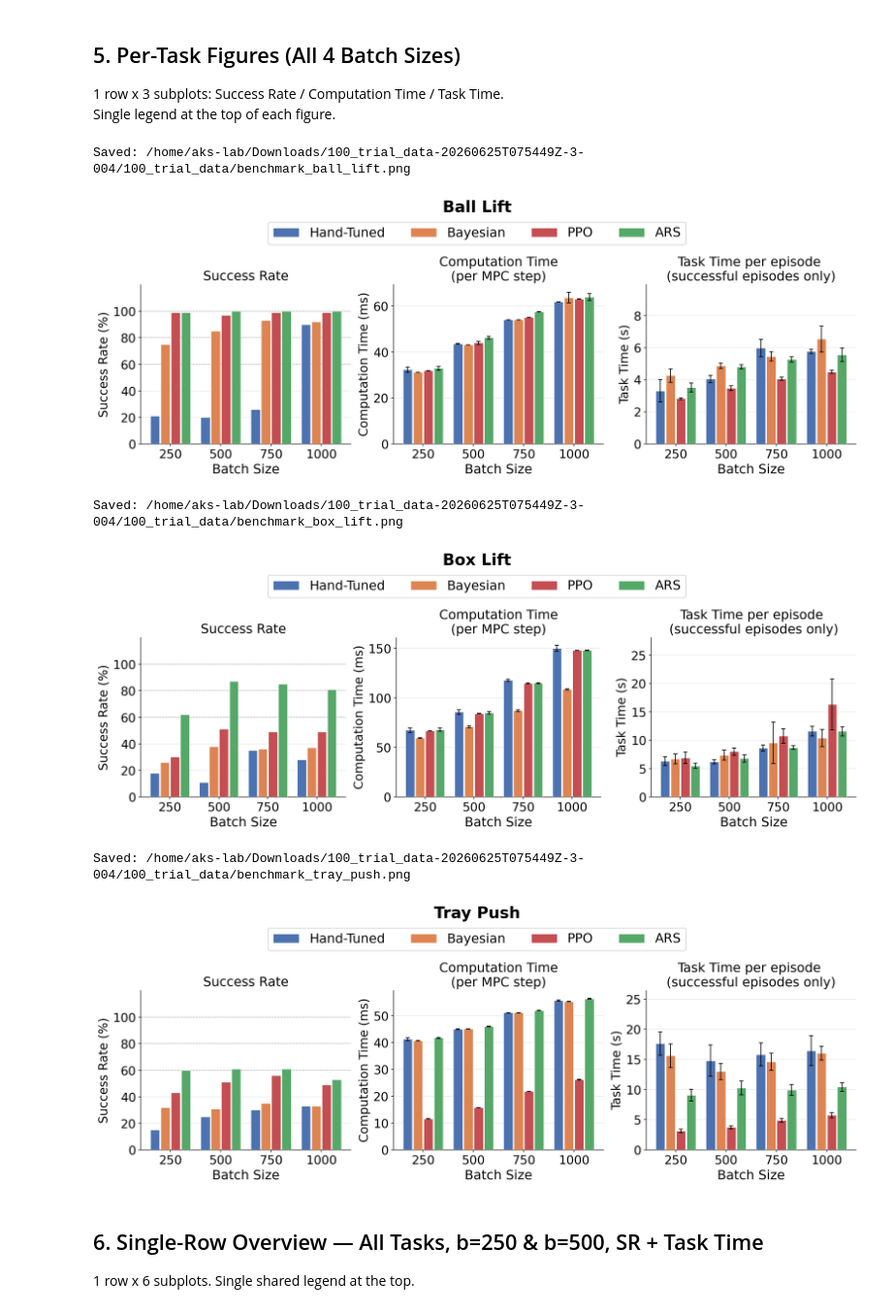
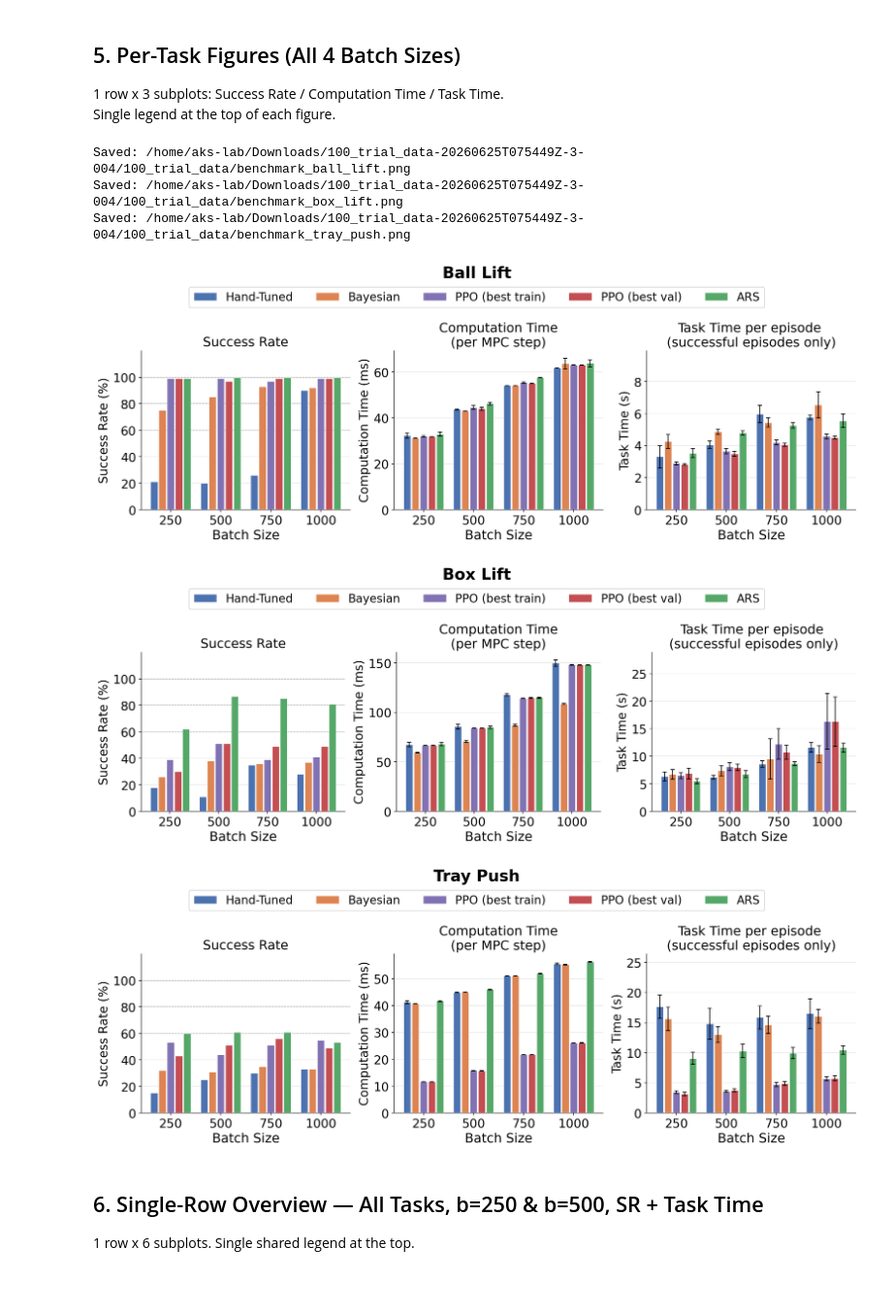
Before and after one commit to alinjar1996/ARS_data_plot, a Jupyter notebook: benchmark_stat_batch.ipynb, the cells around one changed output. Shown at 97% size. Saved outputs shown, nothing was run; the diff lists cells and outputs as text; code cells hidden in the pictures; blank space fills up the shorter version.

```diff
--- a/benchmark_stat_batch.ipynb
+++ b/benchmark_stat_batch.ipynb
@@ -46,7 +46,8 @@ import re
 METHOD_TOKENS = {
     'Hand-Tuned': 'handtuned',
     'Bayesian': 'bayesian',
-    'PPO': 'ppo',
+    'PPO (best train)': 'ppo_train',
+    'PPO (best val)': 'ppo_val',
     'ARS': 'policy',
 }
 
@@ -57,12 +58,22 @@ TASK_ROOTS = {
 }
 
 # PPO checkpoint IDs requested for comparison: Ball 4951, Box 5005, Tray Push 5307.
-# Use the best evaluation/validation checkpoint variant for each task.
+# Keep checkpoint variants separate; never pool training and validation outputs.
 PPO_PATTERNS = {
     'Ball Lift': 'ppo_results/Ball_lift/ppo4951_best_eval/**/*.npz',
     'Box Lift': 'eval_box_lift_matched_20260923_205507/npz/ppo5005besteval_batch*/*.npz',
     'Tray Push': 'ppo_results/Tray_push/ppo5307_best_val_batch*/*.npz',
 }
+
+PPO_TRAIN_PATTERNS = {
+    'Ball Lift': 'ppo_results/Ball_lift/ppo4951_best_training/**/*.npz',
+    'Box Lift': 'eval_box_lift_matched_20260923_205507/npz/ppo5005best_batch*/*.npz',
+    'Tray Push': 'ppo_results/Tray_push/ppo5307_best_train_batch*/*.npz',
+}
+
+EXPECTED_FILES_PER_BATCH = 5
+EXPECTED_BATCHES = [250, 500, 750, 1000]
+METHOD_ORDER = list(METHOD_TOKENS)
 
 # Replace specified sources without pooling older runs; Ball's new sweep has no npz/ subfolder.
 METHOD_PATTERN_OVERRIDES = {
@@ -81,7 +92,8 @@ METHOD_COLORS = {
     'Hand-Tuned': '#4C72B0',
     'Bayesian': '#DD8452',
     'ARS': '#55A868',
-    'PPO': '#C44E52',
+    'PPO (best train)': '#8172B3',
+    'PPO (best val)': '#C44E52',
 }
 
 
@@ -97,7 +109,8 @@ def _rel_to_base(path_like):
 DOC_FILES = {}
 all_batches_found = set()
 for task_name, roots in TASK_ROOTS.items():
-    source_patterns = {'PPO': PPO_PATTERNS[task_name]}
+    source_patterns = {'PPO (best train)': PPO_TRAIN_PATTERNS[task_name],
+                       'PPO (best val)': PPO_PATTERNS[task_name]}
     source_patterns.update(METHOD_PATTERN_OVERRIDES.get(task_name, {}))
     task_cfg = {
         'folders': roots,
@@ -140,7 +153,19 @@ for task_name, roots in TASK_ROOTS.items():
             task_cfg['candidates'][method].setdefault(batch, []).append(_rel_to_base(f_abs))
             all_batches_found.add(batch)
 
-    # Select best candidate (highest success rate) for each method/batch.
+    # Validate complete, disjoint checkpoint series before aggregation.
+    for method, grouped in task_cfg['candidates'].items():
+        if sorted(grouped) != EXPECTED_BATCHES:
+            raise ValueError(f'{task_name} / {method}: unexpected batch coverage {sorted(grouped)}')
+        for batch, files in grouped.items():
+            if len(set(files)) != EXPECTED_FILES_PER_BATCH:
+                raise ValueError(f'{task_name} / {method} / {batch}: expected five distinct NPZ files')
+    train_files = {f for files in task_cfg['candidates']['PPO (best train)'].values() for f in files}
+    val_files = {f for files in task_cfg['candidates']['PPO (best val)'].values() for f in files}
+    if train_files & val_files:
+        raise ValueError(f'{task_name}: PPO checkpoint sources overlap')
+
+    # Select a representative best file for diagnostics; plots aggregate ALL candidates.
     for method in METHOD_TOKENS:
         for batch, cand_rel in task_cfg['candidates'][method].items():
             scored = []
@@ -481,7 +511,7 @@ for task_name, task_cfg in DOC_FILES.items():
 1 row x 3 subplots: Success Rate / Computation Time / Task Time.
 Single legend at the top of each figure.
 # %%
-BAR_W = 0.18
+BAR_W = 0.14
 GAP   = 0.025
 
 def annotate(ax, bar, label, y_extra=0, fontsize=11, bold=False):
@@ -494,7 +524,7 @@ def annotate(ax, bar, label, y_extra=0, fontsize=11, bold=False):
 
 
 def plot_task(task_name, task_data, batch_sizes, save_path=None):
-    methods = list(task_data.keys())   # Hand-Tuned, Bayesian, PPO, ARS
+    methods = list(task_data.keys())   # Hand-Tuned, Bayesian, PPO best train, PPO best val, ARS
     n_m     = len(methods)
     offsets = [(i - (n_m - 1) / 2) * (BAR_W + GAP) for i in range(n_m)]
     x_base  = np.arange(len(batch_sizes))
@@ -556,39 +586,39 @@ def plot_task(task_name, task_data, batch_sizes, save_path=None):
     ax_tt.set_ylabel('Task Time (s)', fontsize=17)
     all_tt = [task_data[m][b]['task_time_mean'] for m in methods for b in batch_sizes
               if not np.isnan(task_data[m][b]['task_time_mean'])]
     all_ts = [task_data[m][b]['task_time_std']  for m in methods for b in batch_sizes
               if not np.isnan(task_data[m][b]['task_time_std'])]
     if all_tt:
         raw_top = max(m + s for m, s in zip(all_tt, all_ts))
         ax_tt.set_ylim(0, min(raw_top * 1.35, max(all_tt) * 2.5))
 
     # single legend at top centre
     fig.legend(legend_handles, methods,
-               loc='upper center', ncol=n_m, fontsize=18,
+               loc='upper center', ncol=n_m, fontsize=16,
                bbox_to_anchor=(0.5, 1.04), frameon=True, framealpha=0.9)
     fig.suptitle(task_name, fontsize=22, fontweight='bold', y=1.10)
     plt.tight_layout()
     if save_path:
         plt.savefig(save_path, dpi=150, bbox_inches='tight')
         print(f'Saved: {save_path}')
         display(Image(filename=str(save_path)))
     plt.close(fig)
 
 
 TASK_ORDER = ['Ball Lift', 'Box Lift', 'Tray Push']
 task_names = [t for t in TASK_ORDER if t in data_all]
 
 for task_name in task_names:
     safe = task_name.lower().replace(' ', '_')
     plot_task(task_name, data_all[task_name], ALL_BATCHES,
               save_path=BASE / f'benchmark_{safe}.png')
 # %% [output]
 Saved: /home/aks-lab/Downloads/100_trial_data-20260625T075449Z-3-004/100_trial_data/benchmark_ball_lift.png
+Saved: /home/aks-lab/Downloads/100_trial_data-20260625T075449Z-3-004/100_trial_data/benchmark_box_lift.png
+Saved: /home/aks-lab/Downloads/100_trial_data-20260625T075449Z-3-004/100_trial_data/benchmark_tray_push.png
-[figure, old version]
+[figure, new version]
-Saved: /home/aks-lab/Downloads/100_trial_data-20260625T075449Z-3-004/100_trial_data/benchmark_box_lift.png
-[figure, old version]
+[figure, new version]
-Saved: /home/aks-lab/Downloads/100_trial_data-20260625T075449Z-3-004/100_trial_data/benchmark_tray_push.png
-[figure, old version]
+[figure, new version]
 # %% [markdown]
 ## 6. Single-Row Overview — All Tasks, b=250 & b=500, SR + Task Time
 
```
Also changed, not shown: parts of 8 cells of this notebook, 7 other files.
